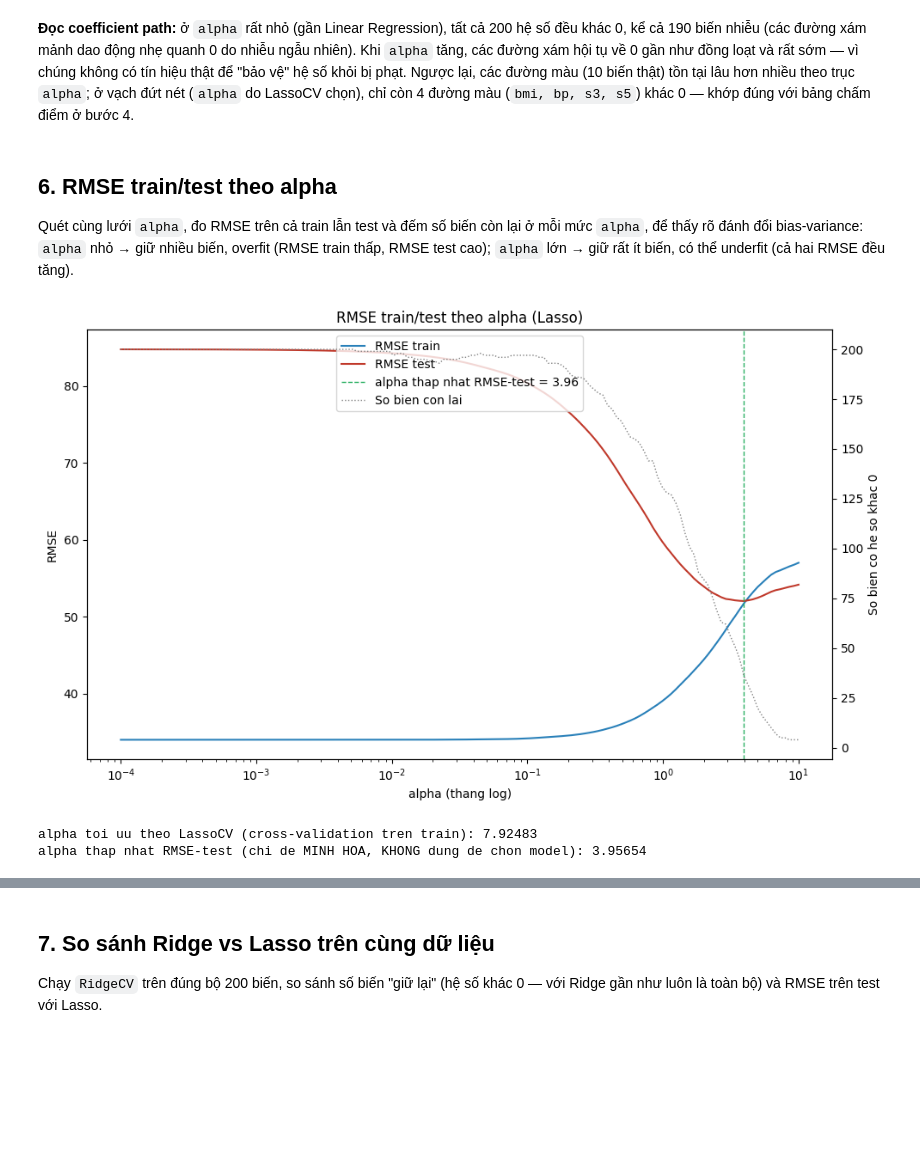
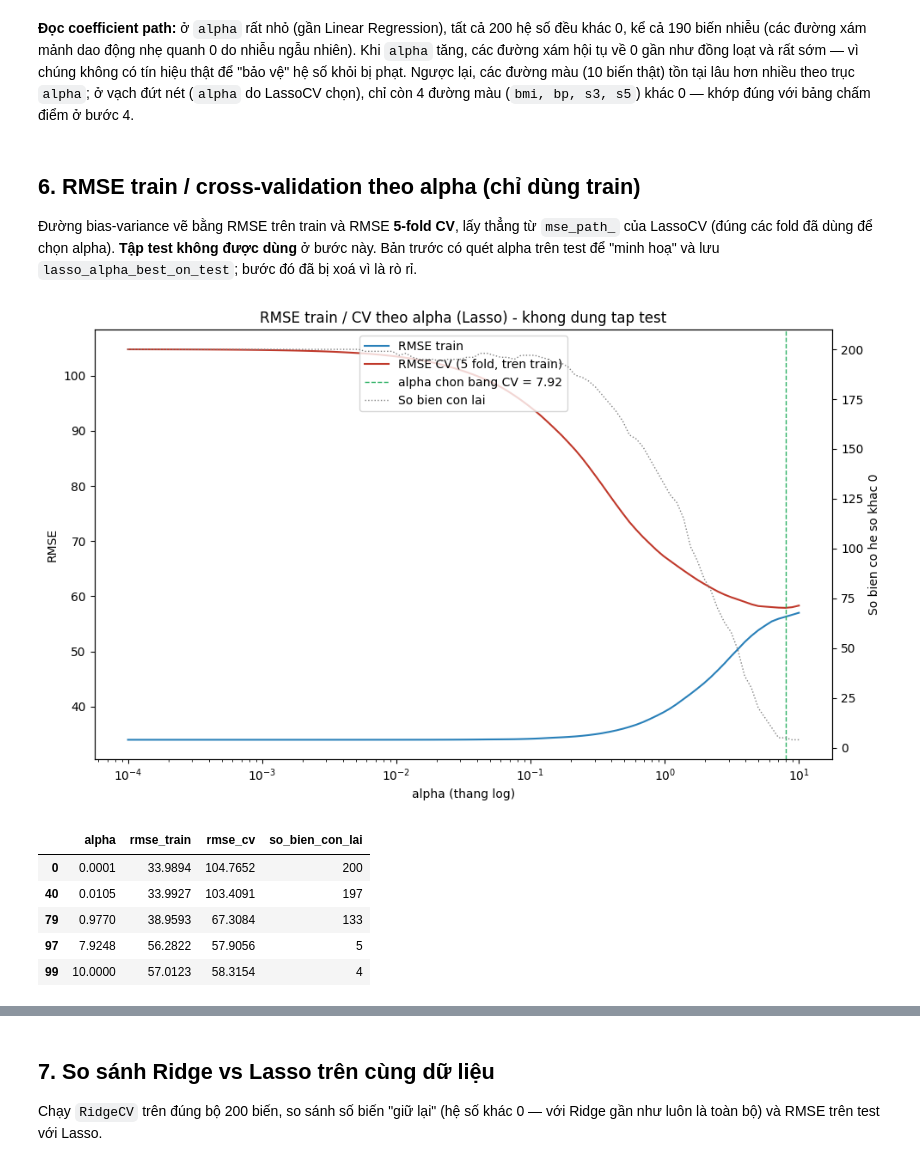
Before and after one commit to linhsand/CatLinh_lab_Machinelearning, a Jupyter notebook: 01-Hoc-May/02-Hoi-quy/TT-13-Lasso/notebooks/lasso_feature_selection.ipynb, the cells around one changed output, grey strips where cells are left out. Saved outputs shown, nothing was run; the diff lists cells and outputs as text; code cells hidden in the pictures; blank space fills up the shorter version.

```diff
--- a/01-Hoc-May/02-Hoi-quy/TT-13-Lasso/notebooks/lasso_feature_selection.ipynb
+++ b/01-Hoc-May/02-Hoi-quy/TT-13-Lasso/notebooks/lasso_feature_selection.ipynb
@@ -267,46 +267,43 @@ khỏi bị phạt. Ngược lại, các đường màu (10 biến thật) tồn
 theo trục `alpha`; ở vạch đứt nét (`alpha` do LassoCV chọn), chỉ còn 4 đường
 màu (`bmi, bp, s3, s5`) khác 0 — khớp đúng với bảng chấm điểm ở bước 4.
 # %% [markdown]
-## 6. RMSE train/test theo alpha
+## 6. RMSE train / cross-validation theo alpha (chỉ dùng train)
 
-Quét cùng lưới `alpha`, đo RMSE trên cả train lẫn test và đếm số biến còn lại
-ở mỗi mức `alpha`, để thấy rõ đánh đổi bias-variance: `alpha` nhỏ → giữ nhiều
-biến, overfit (RMSE train thấp, RMSE test cao); `alpha` lớn → giữ rất ít
-biến, có thể underfit (cả hai RMSE đều tăng).
+Đường bias-variance vẽ bằng RMSE trên train và RMSE **5-fold CV**, lấy thẳng từ `mse_path_` của
+LassoCV (đúng các fold đã dùng để chọn alpha). **Tập test không được dùng** ở bước này. Bản trước có
+quét alpha trên test để "minh hoạ" và lưu `lasso_alpha_best_on_test`; bước đó đã bị xoá vì là rò rỉ.
 # %%
-train_rmse, test_rmse, n_kept_list = [], [], []
-for a in ALPHA_GRID_PATH:
-    p = Pipeline([("scale", StandardScaler()), ("lasso", Lasso(alpha=a, max_iter=50_000))])
-    p.fit(X_train, y_train)
-    train_rmse.append(rmse(y_train, p.predict(X_train)))
-    test_rmse.append(rmse(y_test, p.predict(X_test)))
-    n_kept_list.append(int((p.named_steps["lasso"].coef_ != 0).sum()))
+lasso_cv = lasso_pipe.named_steps["lasso"]
+alphas_cv = lasso_cv.alphas_
+rmse_cv = np.sqrt(lasso_cv.mse_path_.mean(axis=1))
 
-best_idx = int(np.argmin(test_rmse))
-best_alpha_by_test = float(ALPHA_GRID_PATH[best_idx])
+X_train_scaled_cv = lasso_pipe.named_steps["scale"].transform(X_train)
+_, coefs_cv, _ = lasso_path(X_train_scaled_cv, y_train, alphas=alphas_cv, max_iter=50_000)
+train_rmse = [rmse(y_train, X_train_scaled_cv @ coefs_cv[:, k] + y_train.mean()) for k in range(len(alphas_cv))]
+curve = pd.DataFrame({"alpha": alphas_cv, "rmse_train": train_rmse, "rmse_cv": rmse_cv,
+                      "so_bien_con_lai": (coefs_cv != 0).sum(axis=0)}).sort_values("alpha").reset_index(drop=True)
+assert np.isclose(curve.loc[curve["rmse_cv"].idxmin(), "alpha"], lasso_alpha)
 
 fig, ax1 = plt.subplots(figsize=(10, 6))
-ax1.plot(ALPHA_GRID_PATH, train_rmse, label="RMSE train", color="#2980b9")
-ax1.plot(ALPHA_GRID_PATH, test_rmse, label="RMSE test", color="#c0392b")
-ax1.axvline(best_alpha_by_test, color="#27ae60", ls="--", lw=1,
-            label=f"alpha thap nhat RMSE-test = {best_alpha_by_test:.3g}")
-ax1.set_xscale("log")
-ax1.set_xlabel("alpha (thang log)")
-ax1.set_ylabel("RMSE")
-ax1.set_title("RMSE train/test theo alpha (Lasso)")
+ax1.plot(curve["alpha"], curve["rmse_train"], label="RMSE train", color="#2980b9")
+ax1.plot(curve["alpha"], curve["rmse_cv"], label="RMSE CV (5 fold, tren train)", color="#c0392b")
+ax1.axvline(lasso_alpha, color="#27ae60", ls="--", lw=1, label=f"alpha chon bang CV = {lasso_alpha:.3g}")
+ax1.set_xscale("log"); ax1.set_xlabel("alpha (thang log)"); ax1.set_ylabel("RMSE")
+ax1.set_title("RMSE train / CV theo alpha (Lasso) - khong dung tap test")
 ax2 = ax1.twinx()
-ax2.plot(ALPHA_GRID_PATH, n_kept_list, color="gray", lw=1, ls=":", label="So bien con lai")
+ax2.plot(curve["alpha"], curve["so_bien_con_lai"], color="gray", lw=1, ls=":", label="So bien con lai")
 ax2.set_ylabel("So bien co he so khac 0")
-l1, lb1 = ax1.get_legend_handles_labels()
-l2, lb2 = ax2.get_legend_handles_labels()
+l1, lb1 = ax1.get_legend_handles_labels(); l2, lb2 = ax2.get_legend_handles_labels()
 ax1.legend(l1 + l2, lb1 + lb2, loc="upper center")
-plt.tight_layout()
-plt.show()
+plt.tight_layout(); plt.show()
 
-print(f"alpha toi uu theo LassoCV (cross-validation tren train): {lasso_alpha:.5f}")
-print(f"alpha thap nhat RMSE-test (chi de MINH HOA, KHONG dung de chon model): {best_alpha_by_test:.5f}")
+curve.iloc[[0, 40, 79, 97, 99]]
 # %% [output]
-[figure, old version]
+[figure, new version]
-alpha toi uu theo LassoCV (cross-validation tren train): 7.92483
-alpha thap nhat RMSE-test (chi de MINH HOA, KHONG dung de chon model): 3.95654
+|  | alpha | rmse_train | rmse_cv | so_bien_con_lai |
+| 0 | 0.0001 | 33.9894 | 104.7652 | 200 |
+| 40 | 0.0105 | 33.9927 | 103.4091 | 197 |
+| 79 | 0.9770 | 38.9593 | 67.3084 | 133 |
+| 97 | 7.9248 | 56.2822 | 57.9056 | 5 |
+| 99 | 10.0000 | 57.0123 | 58.3154 | 4 |
 # %% [markdown]
```
Also changed, not shown: parts of 4 cells of this notebook, 5 other files.
